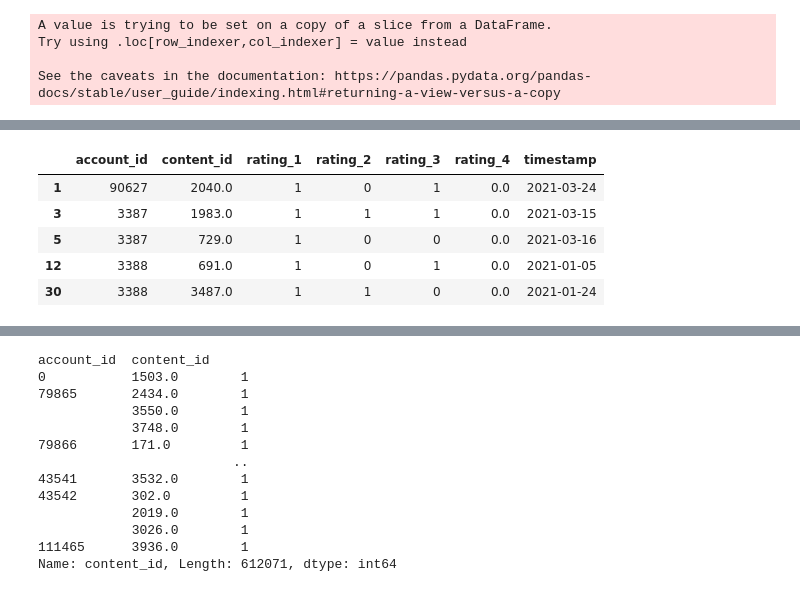
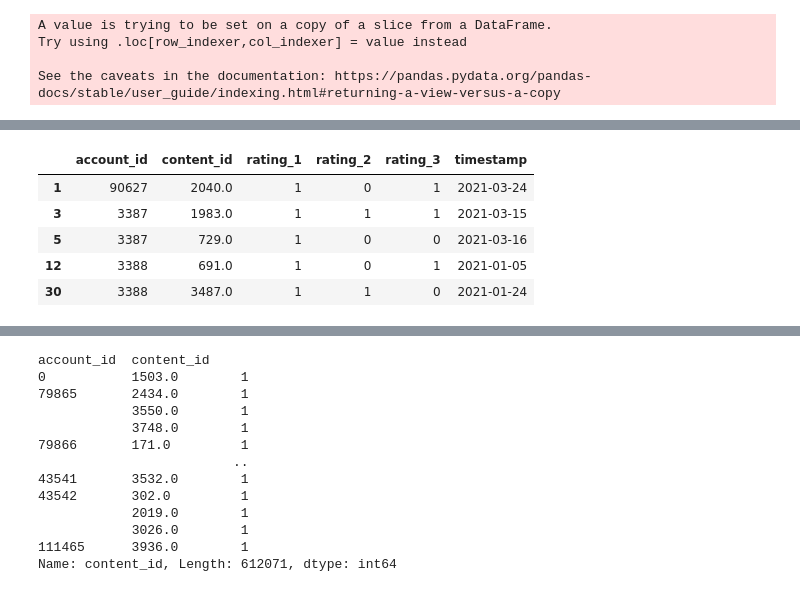
Before and after one commit to ivanjavierparra/Data-Science-Sprint-3, a Jupyter notebook: Entrega_3.ipynb, the cells around one changed output, grey strips where cells are left out. Drawn from its saved outputs; the diff is of its cells as text; code cells hidden in the pictures.

```diff
--- a/Entrega_3.ipynb
+++ b/Entrega_3.ipynb
@@ -75,8 +75,8 @@ df_train.head(1)
 | 0 | 0 | 90627 | STATIONARY | 18332.0 | 2021-02-18 22:52:00.0 | 2021-02-18 23:35:00.0 | 0 |
 # %%
 # df_metadatos = pd.read_csv('/content/drive/MyDrive/Cursos/Especializacion en Data Science/Sprint 3/metadata.csv', delimiter=';')
-# df_metadatos = pd.read_csv('c:/Users/Asus/Downloads/Curso Data Science - 2022/Cuarto Trabajo/data/metadata.csv', delimiter=';')
-df_metadatos = pd.read_csv('./metadata.csv', delimiter=';')
+df_metadatos = pd.read_csv('c:/Users/Asus/Downloads/Curso Data Science - 2022/Cuarto Trabajo/data/metadata.csv', delimiter=';')
+# df_metadatos = pd.read_csv('./metadata.csv', delimiter=';')
 df_metadatos.head(1)
 # %% [output]
 |  | asset_id | content_id | title | reduced_title | episode_title | show_type | released_year | ... |
@@ -316,3 +320,5 @@ df[['from','to','resultado','minutos_vistos']].head(2)
+# %%
+df['end_vod_date'] = pd.to_datetime(df['end_vod_date'], format='%Y/%m/%d')
 # %% [markdown]
 Fecha mínima y máxima del dataset
 # %%
@@ -555,8 +561,8 @@ Cantidad de videos con duracion máxima: 11
 # df_filtered = df.drop_duplicates(subset = ['account_id', 'asset_id'])[columns]
 # df_filtered.head(1)
 # %%
-df_duracion = df_metadatos.groupby('content_id').agg({'run_time_min': 'sum'}).reset_index()
-df_duracion
+# df_duracion = df_metadatos.groupby('content_id').agg({'run_time_min': 'sum'}).reset_index()
+# df_duracion
 #df_duracion.set_index(keys='content_id',inplace=True)
 
 #df_visualizacion = df_train.groupby(['account_id','asset_id']).agg({'minutos':'sum'}).reset_index()
@@ -592,4 +579,4 @@ df_duracion
 # %%
-def calcular(content_id):
-    return df_duracion[df_duracion.content_id == content_id].iloc[0]['run_time_min']
+# def calcular(content_id):
+#     return df_duracion[df_duracion.content_id == content_id].iloc[0]['run_time_min']
 # %%
@@ -718,15 +702,15 @@ df_main[(df_main.content_id == 491) & (df_main.account_id == 7107)]
 # %%
 # ratings.drop(['customer_id','asset_id','tunein','tuneout','minutos','from','to','resultado','title', 'run_time_min', 'start_vod_date', 'end_vod_date', 'minutos_vistos', 'porcentaje_visto'],axis=1, inplace=True)
 # ratings.drop(['customer_id','asset_id','tunein','tuneout','minutos','title', 'run_time_min', 'start_vod_date', 'end_vod_date', 'minutos_vistos', 'porcentaje_visto'],axis=1, inplace=True)
-ratings = df_main[['account_id', 'content_id', 'rating_1', 'rating_2', 'rating_3', 'rating_4','timestamp']].copy()
+ratings = df_main[['account_id', 'content_id', 'rating_1', 'rating_2', 'rating_3', 'timestamp']].copy()
 ratings.head()
 # %% [output]
-|  | account_id | content_id | rating_1 | rating_2 | rating_3 | rating_4 | timestamp |
-| 1 | 90627 | 2040.0 | 1 | 0 | 1 | 0.0 | 2021-03-24 |
-| 3 | 3387 | 1983.0 | 1 | 1 | 1 | 0.0 | 2021-03-15 |
-| 5 | 3387 | 729.0 | 1 | 0 | 0 | 0.0 | 2021-03-16 |
-| 12 | 3388 | 691.0 | 1 | 0 | 1 | 0.0 | 2021-01-05 |
-| 30 | 3388 | 3487.0 | 1 | 1 | 0 | 0.0 | 2021-01-24 |
+|  | account_id | content_id | rating_1 | rating_2 | rating_3 | timestamp |
+| 1 | 90627 | 2040.0 | 1 | 0 | 1 | 2021-03-24 |
+| 3 | 3387 | 1983.0 | 1 | 1 | 1 | 2021-03-15 |
+| 5 | 3387 | 729.0 | 1 | 0 | 0 | 2021-03-16 |
+| 12 | 3388 | 691.0 | 1 | 0 | 1 | 2021-01-05 |
+| 30 | 3388 | 3487.0 | 1 | 1 | 0 | 2021-01-24 |
 # %%
 # set de train
 train = ratings[(ratings.timestamp < datetime(year=2021, month=3, day=1))]
```
Also changed, not shown: parts of 43 cells of this notebook.
